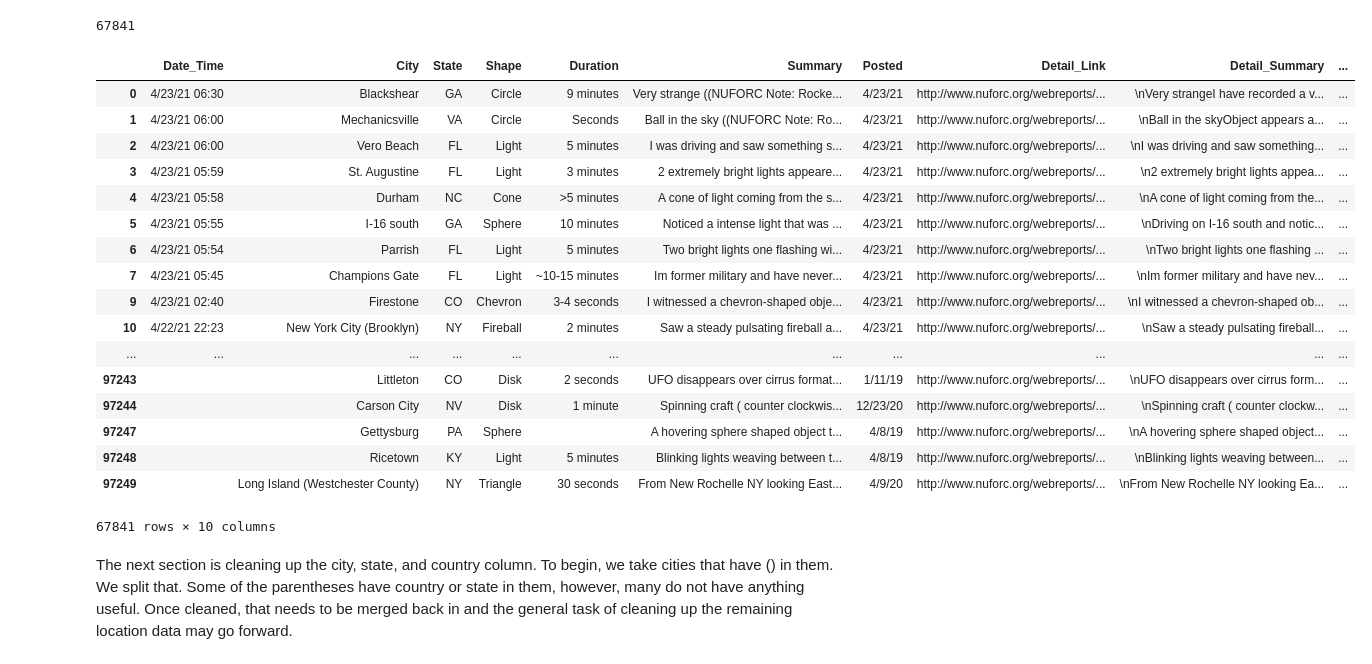
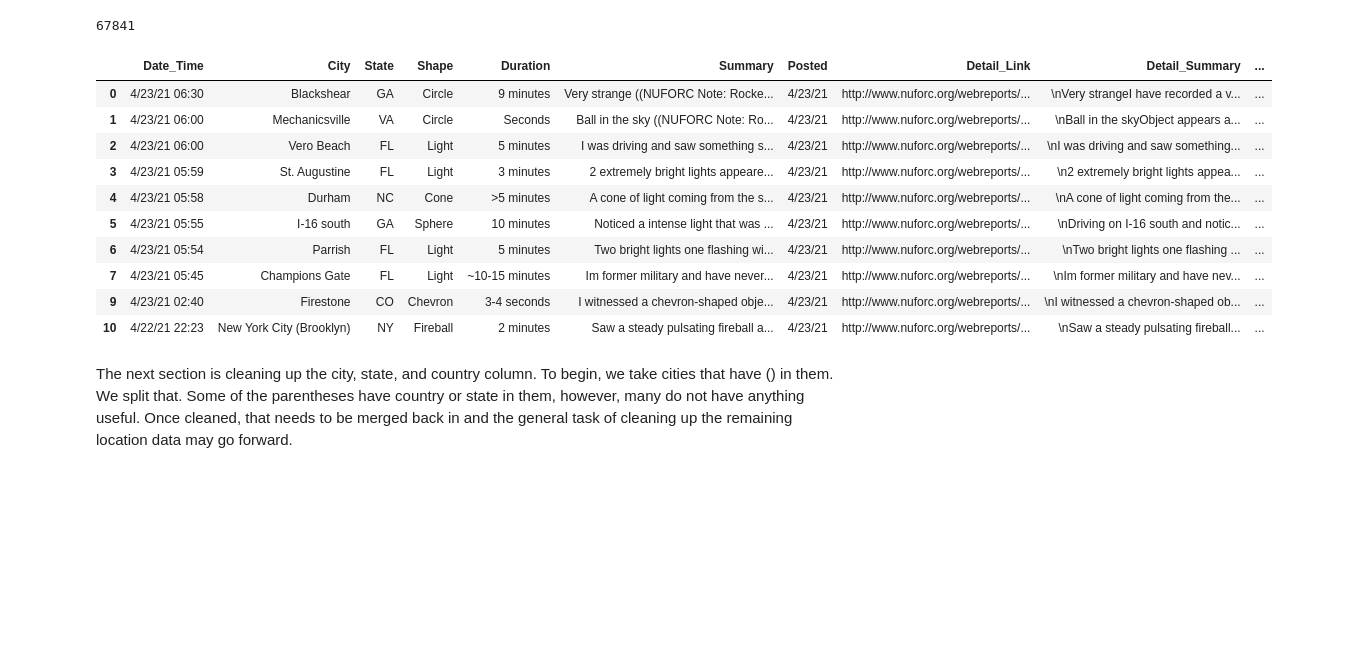
Before and after one commit to sbuch337/COMP4447, a Jupyter notebook: project_clean_data.ipynb, the cells around one changed output. Saved outputs shown, nothing was run; the diff lists cells and outputs as text; code cells hidden in the pictures; blank space fills up the shorter version.

```diff
--- a/project_clean_data.ipynb
+++ b/project_clean_data.ipynb
@@ -165,25 +178,18 @@ len(sightings_cleaned)
 # %% [output]
 67841
 # %%
-sightings_cleaned
+sightings_cleaned.head(10)
 # %% [output]
 |  | Date_Time | City | State | Shape | Duration | Summary | Posted | Detail_Link | Detail_Summary | ... |
 | 0 | 4/23/21 06:30 | Blackshear | GA | Circle | 9 minutes | Very strange ((NUFORC Note: Rocke... | 4/23/21 | http://www.nuforc.org/webreports/... | \nVery strangeI have recorded a v... | ... |
 | 1 | 4/23/21 06:00 | Mechanicsville | VA | Circle | Seconds | Ball in the sky ((NUFORC Note: Ro... | 4/23/21 | http://www.nuforc.org/webreports/... | \nBall in the skyObject appears a... | ... |
 | 2 | 4/23/21 06:00 | Vero Beach | FL | Light | 5 minutes | I was driving and saw something s... | 4/23/21 | http://www.nuforc.org/webreports/... | \nI was driving and saw something... | ... |
 | 3 | 4/23/21 05:59 | St. Augustine | FL | Light | 3 minutes | 2 extremely bright lights appeare... | 4/23/21 | http://www.nuforc.org/webreports/... | \n2 extremely bright lights appea... | ... |
 | 4 | 4/23/21 05:58 | Durham | NC | Cone | >5 minutes | A cone of light coming from the s... | 4/23/21 | http://www.nuforc.org/webreports/... | \nA cone of light coming from the... | ... |
 | 5 | 4/23/21 05:55 | I-16 south | GA | Sphere | 10 minutes | Noticed a intense light that was ... | 4/23/21 | http://www.nuforc.org/webreports/... | \nDriving on I-16 south and notic... | ... |
 | 6 | 4/23/21 05:54 | Parrish | FL | Light | 5 minutes | Two bright lights one flashing wi... | 4/23/21 | http://www.nuforc.org/webreports/... | \nTwo bright lights one flashing ... | ... |
 | 7 | 4/23/21 05:45 | Champions Gate | FL | Light | ~10-15 minutes | Im former military and have never... | 4/23/21 | http://www.nuforc.org/webreports/... | \nIm former military and have nev... | ... |
 | 9 | 4/23/21 02:40 | Firestone | CO | Chevron | 3-4 seconds | I witnessed a chevron-shaped obje... | 4/23/21 | http://www.nuforc.org/webreports/... | \nI witnessed a chevron-shaped ob... | ... |
 | 10 | 4/22/21 22:23 | New York City (Brooklyn) | NY | Fireball | 2 minutes | Saw a steady pulsating fireball a... | 4/23/21 | http://www.nuforc.org/webreports/... | \nSaw a steady pulsating fireball... | ... |
-| ... | ... | ... | ... | ... | ... | ... | ... | ... | ... | ... |
-| 97243 |  | Littleton | CO | Disk | 2 seconds | UFO disappears over cirrus format... | 1/11/19 | http://www.nuforc.org/webreports/... | \nUFO disappears over cirrus form... | ... |
-| 97244 |  | Carson City | NV | Disk | 1 minute | Spinning craft ( counter clockwis... | 12/23/20 | http://www.nuforc.org/webreports/... | \nSpinning craft ( counter clockw... | ... |
-| 97247 |  | Gettysburg | PA | Sphere |  | A hovering sphere shaped object t... | 4/8/19 | http://www.nuforc.org/webreports/... | \nA hovering sphere shaped object... | ... |
-| 97248 |  | Ricetown | KY | Light | 5 minutes | Blinking lights weaving between t... | 4/8/19 | http://www.nuforc.org/webreports/... | \nBlinking lights weaving between... | ... |
-| 97249 |  | Long Island (Westchester County) | NY | Triangle | 30 seconds | From New Rochelle NY looking East... | 4/9/20 | http://www.nuforc.org/webreports/... | \nFrom New Rochelle NY looking Ea... | ... |
-67841 rows × 10 columns
 # %% [markdown]
 The next section is cleaning up the city, state, and country column. To begin, we take cities that have () in them. We split that. Some of the parentheses have country or state in them, however, many do not have anything useful. Once cleaned, that needs to be merged back in and the general task of cleaning up the remaining location data may go forward.
```
Also changed, not shown: parts of 26 cells of this notebook.
